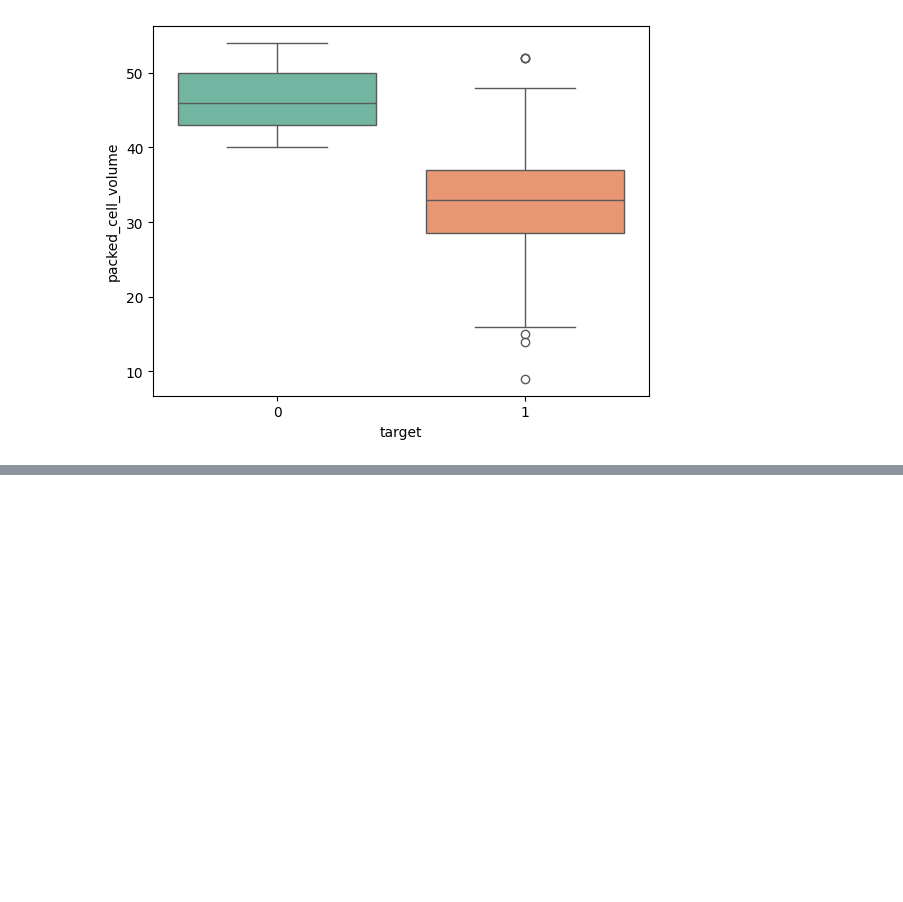
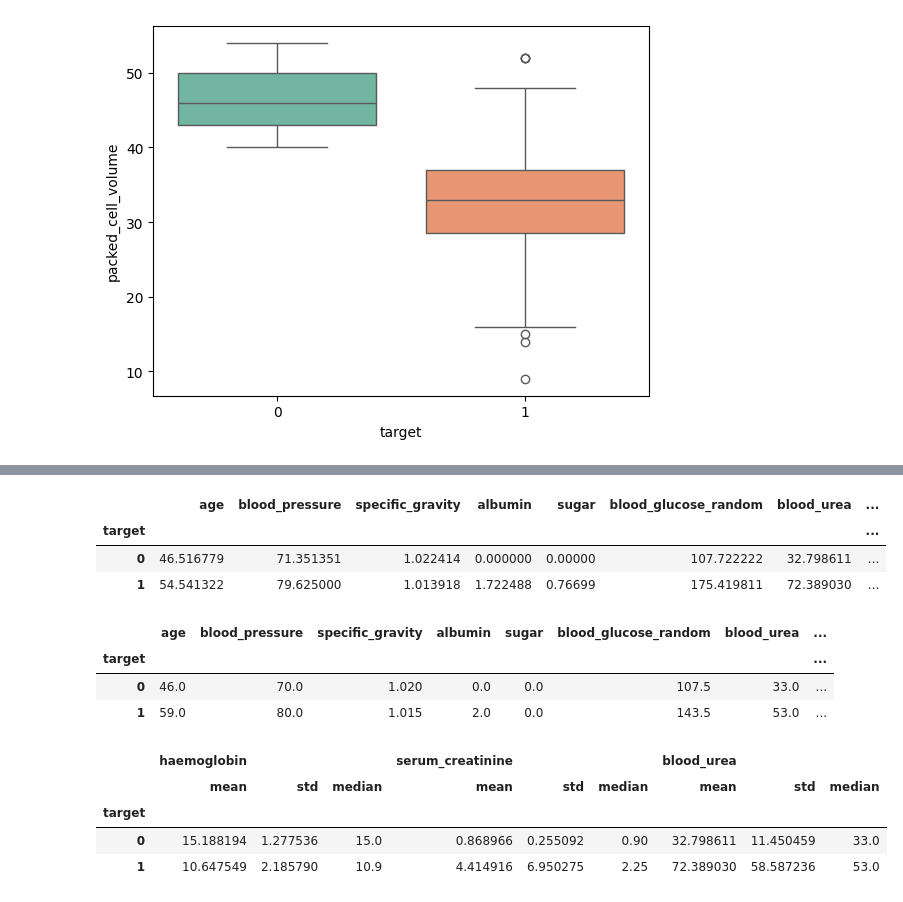
Before and after one commit to rituparna25/Chronic-Kidney-Disease-Predictor, a Jupyter notebook: kidney_disease_code.ipynb, the cells around one changed output, grey strips where cells are left out. Saved outputs shown, nothing was run; the diff lists cells and outputs as text; code cells hidden in the pictures; blank space fills up the shorter version.

```diff
--- a/kidney_disease_code.ipynb
+++ b/kidney_disease_code.ipynb
@@ -366,0 +384,22 @@ Passing `palette` without assigning `hue` is deprecated and will be removed in v
+# %%
+numerical_cols.groupby('target').mean()
+# %% [output]
+|  | age | blood_pressure | specific_gravity | albumin | sugar | blood_glucose_random | blood_urea | ... |
+| target |  |  |  |  |  |  |  | ... |
+| 0 | 46.516779 | 71.351351 | 1.022414 | 0.000000 | 0.00000 | 107.722222 | 32.798611 | ... |
+| 1 | 54.541322 | 79.625000 | 1.013918 | 1.722488 | 0.76699 | 175.419811 | 72.389030 | ... |
+# %%
+numerical_cols.groupby('target').median()
+# %% [output]
+|  | age | blood_pressure | specific_gravity | albumin | sugar | blood_glucose_random | blood_urea | ... |
+| target |  |  |  |  |  |  |  | ... |
+| 0 | 46.0 | 70.0 | 1.020 | 0.0 | 0.0 | 107.5 | 33.0 | ... |
+| 1 | 59.0 | 80.0 | 1.015 | 2.0 | 0.0 | 143.5 | 53.0 | ... |
+# %%
+df.groupby('target')[['haemoglobin', 'serum_creatinine','blood_urea']].agg(['mean', 'std', 'median'])
+# %% [output]
+|  | haemoglobin |  |  | serum_creatinine |  |  | blood_urea |  |  |
+|  | mean | std | median | mean | std | median | mean | std | median |
+| target |  |  |  |  |  |  |  |  |  |
+| 0 | 15.188194 | 1.277536 | 15.0 | 0.868966 | 0.255092 | 0.90 | 32.798611 | 11.450459 | 33.0 |
+| 1 | 10.647549 | 2.185790 | 10.9 | 4.414916 | 6.950275 | 2.25 | 72.389030 | 58.587236 | 53.0 |
```
Also changed, not shown: parts of 9 cells of this notebook.
